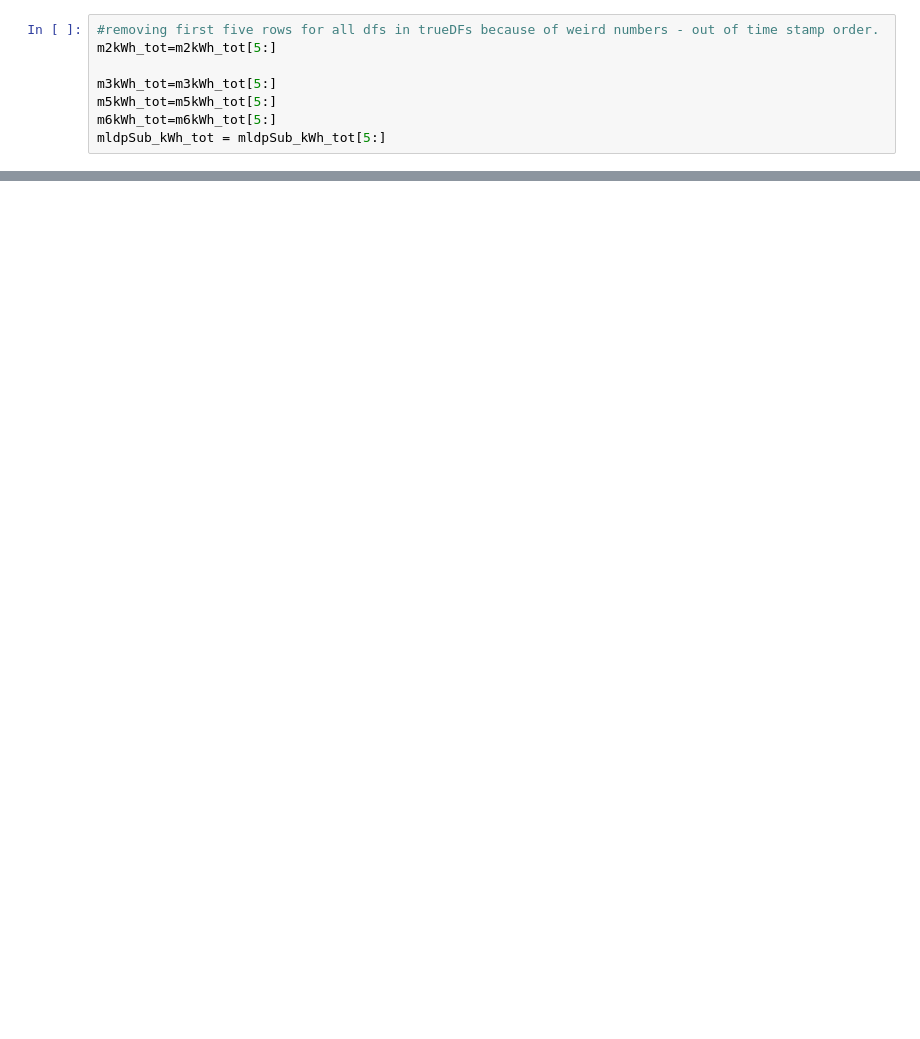
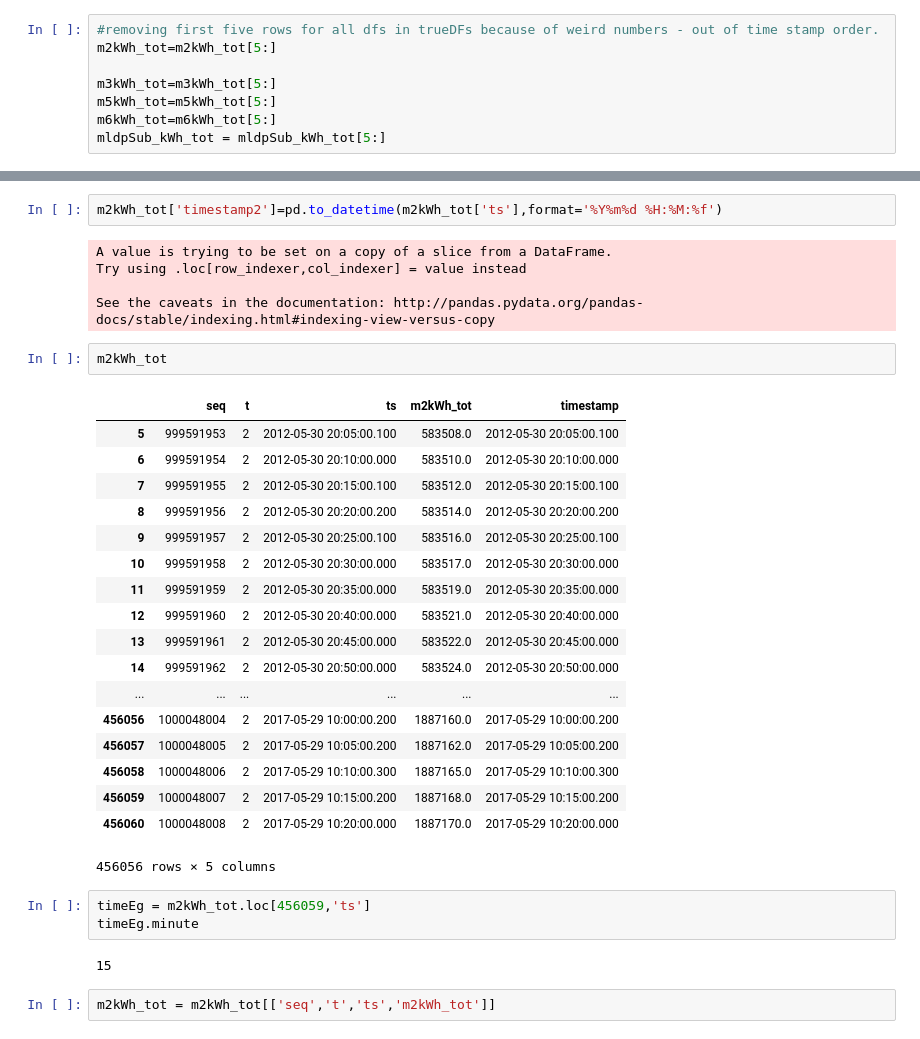
Before and after one commit to rshamsy/Summer-Research, a Jupyter notebook: dataExp.ipynb, the cells around one changed output, grey strips where cells are left out. Saved outputs shown, nothing was run; the diff lists cells and outputs as text; blank space fills up the shorter version.

Commit message:
converted string time data to datetime object for m2kWh_tot ONLY. Before removing out-of-sequence data

```diff
--- a/dataExp.ipynb
+++ b/dataExp.ipynb
@@ -366,0 +471,35 @@ mldpSub_kWh_tot = mldpSub_kWh_tot[5:]
+# %%
+m2kWh_tot['timestamp2']=pd.to_datetime(m2kWh_tot['ts'],format='%Y%m%d %H:%M:%f')
+# %% [output]
+A value is trying to be set on a copy of a slice from a DataFrame.
+Try using .loc[row_indexer,col_indexer] = value instead
+
+See the caveats in the documentation: http://pandas.pydata.org/pandas-docs/stable/indexing.html#indexing-view-versus-copy
+# %%
+m2kWh_tot
+# %% [output]
+|  | seq | t | ts | m2kWh_tot | timestamp |
+| 5 | 999591953 | 2 | 2012-05-30 20:05:00.100 | 583508.0 | 2012-05-30 20:05:00.100 |
+| 6 | 999591954 | 2 | 2012-05-30 20:10:00.000 | 583510.0 | 2012-05-30 20:10:00.000 |
+| 7 | 999591955 | 2 | 2012-05-30 20:15:00.100 | 583512.0 | 2012-05-30 20:15:00.100 |
+| 8 | 999591956 | 2 | 2012-05-30 20:20:00.200 | 583514.0 | 2012-05-30 20:20:00.200 |
+| 9 | 999591957 | 2 | 2012-05-30 20:25:00.100 | 583516.0 | 2012-05-30 20:25:00.100 |
+| 10 | 999591958 | 2 | 2012-05-30 20:30:00.000 | 583517.0 | 2012-05-30 20:30:00.000 |
+| 11 | 999591959 | 2 | 2012-05-30 20:35:00.000 | 583519.0 | 2012-05-30 20:35:00.000 |
+| 12 | 999591960 | 2 | 2012-05-30 20:40:00.000 | 583521.0 | 2012-05-30 20:40:00.000 |
+| 13 | 999591961 | 2 | 2012-05-30 20:45:00.000 | 583522.0 | 2012-05-30 20:45:00.000 |
+| 14 | 999591962 | 2 | 2012-05-30 20:50:00.000 | 583524.0 | 2012-05-30 20:50:00.000 |
+| ... | ... | ... | ... | ... | ... |
+| 456056 | 1000048004 | 2 | 2017-05-29 10:00:00.200 | 1887160.0 | 2017-05-29 10:00:00.200 |
+| 456057 | 1000048005 | 2 | 2017-05-29 10:05:00.200 | 1887162.0 | 2017-05-29 10:05:00.200 |
+| 456058 | 1000048006 | 2 | 2017-05-29 10:10:00.300 | 1887165.0 | 2017-05-29 10:10:00.300 |
+| 456059 | 1000048007 | 2 | 2017-05-29 10:15:00.200 | 1887168.0 | 2017-05-29 10:15:00.200 |
+| 456060 | 1000048008 | 2 | 2017-05-29 10:20:00.000 | 1887170.0 | 2017-05-29 10:20:00.000 |
+456056 rows × 5 columns
+# %%
+timeEg = m2kWh_tot.loc[456059,'ts']
+timeEg.minute
+# %% [output]
+15
+# %%
+m2kWh_tot = m2kWh_tot[['seq','t','ts','m2kWh_tot']]
```
Also changed, not shown: parts of 19 cells of this notebook.
